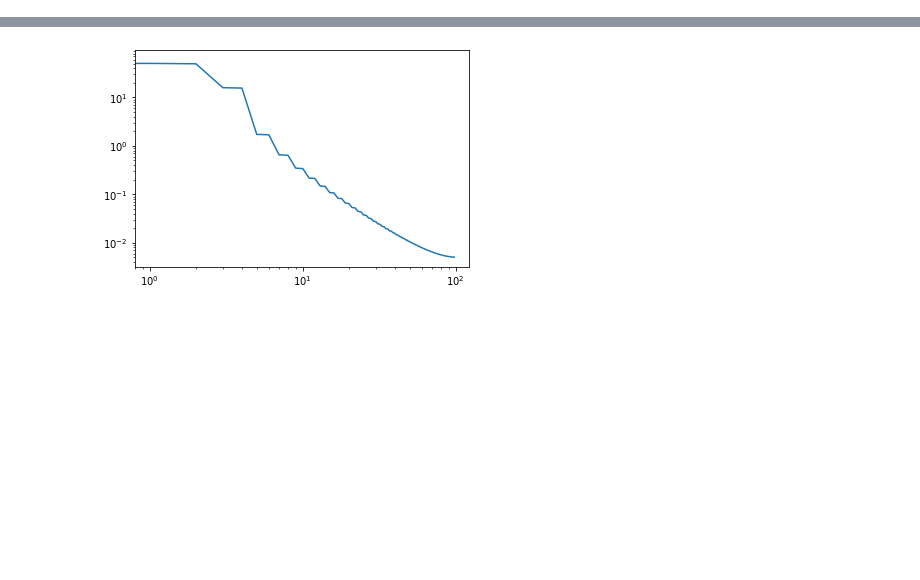
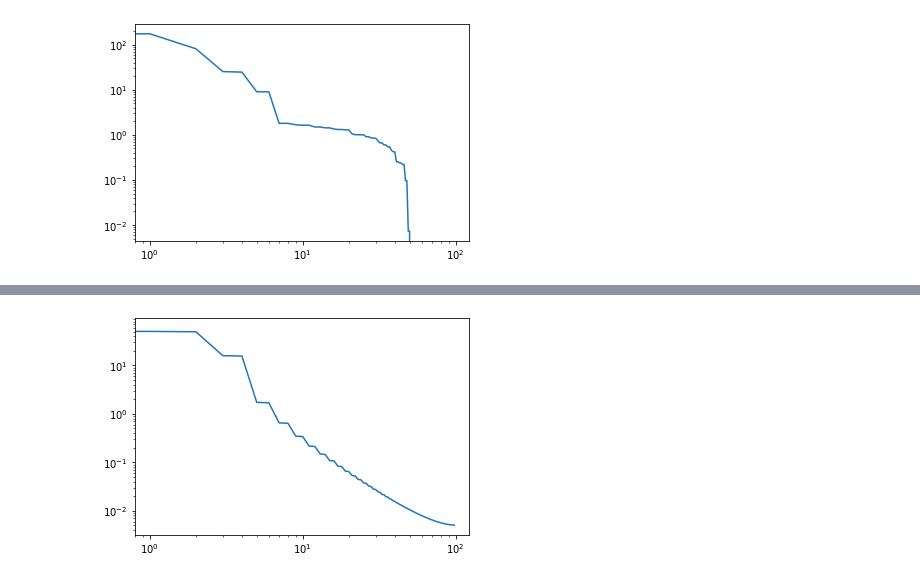
Before and after one commit to genglinliu/NTK-study, a Jupyter notebook: NTK.ipynb, the cells around one changed output, grey strips where cells are left out. Cells and saved outputs as stored; diff of their text form; code cells hidden in the pictures; blank space fills up the shorter version.

```diff
--- a/NTK.ipynb
+++ b/NTK.ipynb
@@ -101,0 +115,4 @@ calc_NTK_2d(numerical_kernel_entry)
+# %%
+calc_NTK_2d(numerical_kernel_entry) # K = 2
+# %% [output]
+[figure, added]
```
Also changed, not shown: parts of 10 cells of this notebook.
